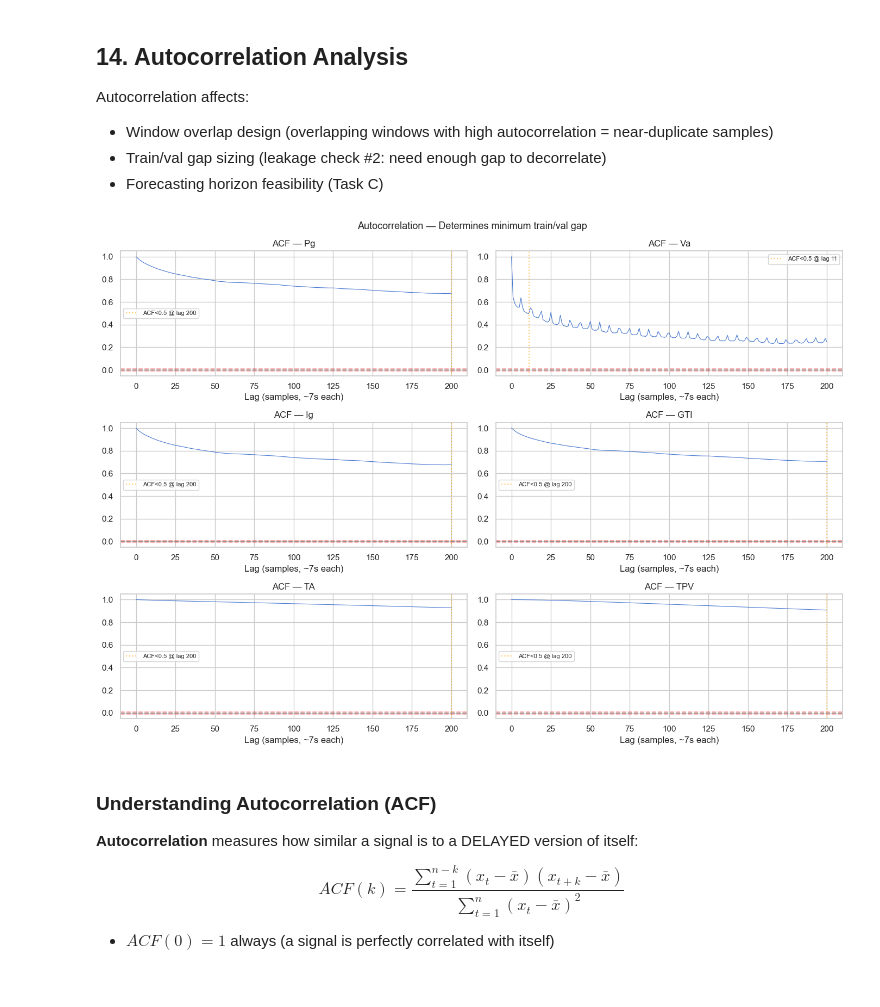
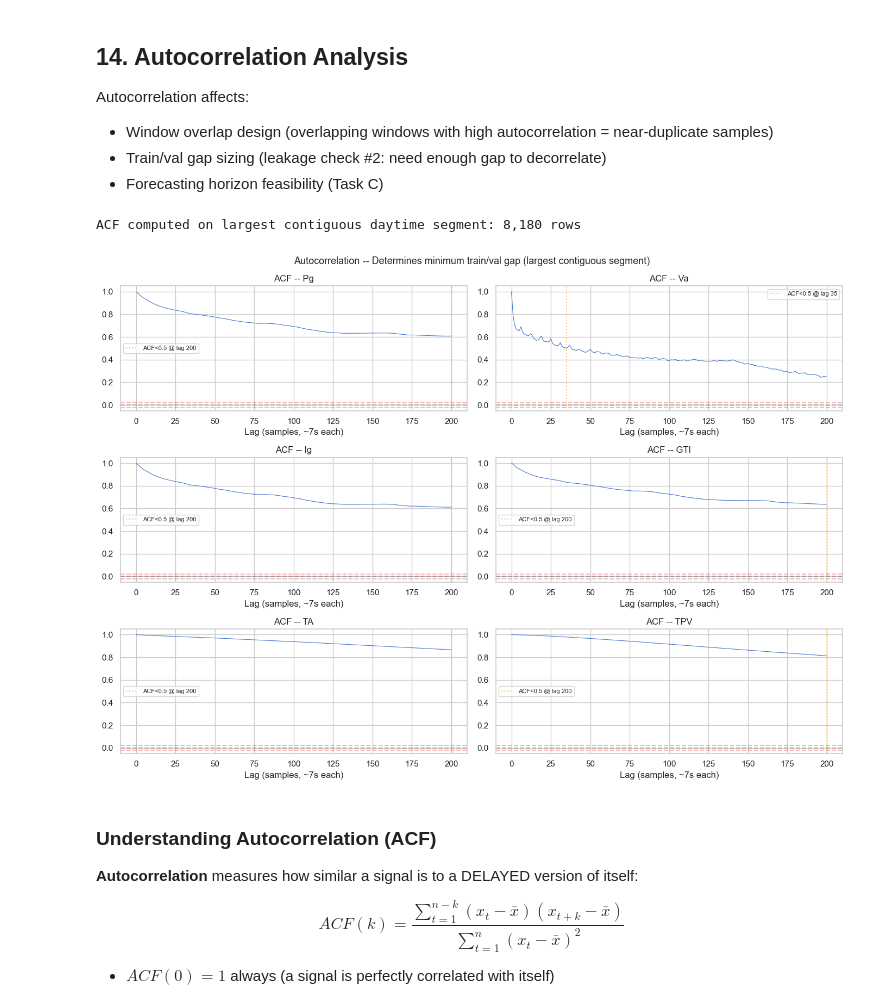
Before and after one commit to aminetech26/PFE_Experiments, a Jupyter notebook: notebooks/eda_reunion.ipynb, the cells around one changed output. Drawn from its saved outputs; the diff is of its cells as text; code cells hidden in the pictures.

```diff
--- a/notebooks/eda_reunion.ipynb
+++ b/notebooks/eda_reunion.ipynb
@@ -1428,27 +1434,33 @@ Look for:
 - **Drift:** gradual shift in baseline over months
 - **Zero-power periods:** inverter shutdown (legitimate night, or fault?)
 # %%
-# Stuck-at detection: consecutive identical values
+# Stuck-at detection: consecutive identical values (segment-aware)
 stuck_report = {}
 for col in FEATURE_COLS:
-    series = pdf[col].dropna()
-    # Count max run of identical values
-    runs = (series != series.shift()).cumsum()
-    max_run = runs.value_counts().max()
-    mean_run = runs.value_counts().mean()
+    all_max_runs = []
+    all_mean_runs = []
+    for seg_id, seg_group in pdf.groupby("segment_id"):
+        series = seg_group[col].dropna()
+        if len(series) < 2:
+            continue
+        runs = (series != series.shift()).cumsum()
+        run_lengths = runs.value_counts()
+        all_max_runs.append(run_lengths.max())
+        all_mean_runs.append(run_lengths.mean())
+
     stuck_report[col] = {
-        "max_consecutive_identical": int(max_run),
-        "mean_run_length": round(mean_run, 1),
-        "n_unique_values": series.nunique(),
-        "flagged": max_run > 1000,  # >1000 identical readings ≈ stuck sensor
+        "max_consecutive_identical": int(max(all_max_runs)) if all_max_runs else 0,
+        "mean_run_length": round(np.mean(all_mean_runs), 1) if all_mean_runs else 0,
+        "n_unique_values": pdf[col].dropna().nunique(),
+        "flagged": max(all_max_runs, default=0) > 1000,
     }
 
 stuck_df = pd.DataFrame(stuck_report).T
-print("=== Stuck-at Sensor Detection ===")
+print("=== Stuck-at Sensor Detection (segment-aware) ===")
 print(stuck_df.to_string())
 flagged = stuck_df[stuck_df["flagged"]]
 if len(flagged) > 0:
-    print(f"\n⚠ Potentially stuck sensors: {list(flagged.index)}")
+    print(f"\n!! Potentially stuck sensors: {list(flagged.index)}")
 else:
-    print("\n✓ No sensors appear stuck")
+    print("\n-> No sensors appear stuck")
 # %% [output]
@@ -1661,33 +1673,37 @@ Autocorrelation affects:
 # %%
 from statsmodels.tsa.stattools import acf
 
-# Compute autocorrelation for key features on daytime subset
+# Use the LARGEST contiguous segment for ACF (must be truly sequential)
+pdf_day_largest = pdf_day[pdf_day["segment_id"] == largest_seg_id]
+print(f"ACF computed on largest contiguous daytime segment: {len(pdf_day_largest):,} rows")
+
 fig, axes = plt.subplots(3, 2, figsize=(14, 10))
 acf_features = ["Pg", "Va", "Ig", "GTI", "TA", "TPV"]
-acf_features = [f for f in acf_features if f in pdf_day.columns and pdf_day[f].notna().sum() > 1000]
+acf_features = [f for f in acf_features if f in pdf_day_largest.columns and pdf_day_largest[f].notna().sum() > 1000]
 
 for i, col in enumerate(acf_features[:6]):
     ax = axes.ravel()[i]
-    series = pdf_day[col].dropna().values[:50_000]  # first 50K for speed
+    series = pdf_day_largest[col].dropna().values[:50_000]  # first 50K from contiguous segment
     nlags = min(200, len(series) // 2 - 1)
     acf_vals = acf(series, nlags=nlags, fft=True)
     ax.plot(range(nlags + 1), acf_vals, linewidth=0.8)
     ax.axhline(0, color="k", ls="--", alpha=0.3)
     ax.axhline(1.96 / np.sqrt(len(series)), color="red", ls="--", alpha=0.3)
     ax.axhline(-1.96 / np.sqrt(len(series)), color="red", ls="--", alpha=0.3)
-    ax.set_title(f"ACF — {col}")
+    ax.set_title(f"ACF -- {col}")
     ax.set_xlabel("Lag (samples, ~7s each)")
     # Find lag where ACF drops below 0.5
     decay_lag = np.argmax(acf_vals < 0.5) if np.any(acf_vals < 0.5) else nlags
     ax.axvline(decay_lag, color="orange", ls=":", alpha=0.6, label=f"ACF<0.5 @ lag {decay_lag}")
     ax.legend(fontsize=8)
 
-plt.suptitle("Autocorrelation — Determines minimum train/val gap", fontsize=13)
+plt.suptitle("Autocorrelation -- Determines minimum train/val gap (largest contiguous segment)", fontsize=13)
 plt.tight_layout()
 plt.savefig(INTERIM_DIR / "eda_autocorrelation.png", bbox_inches="tight")
 plt.show()
 # %% [output]
+ACF computed on largest contiguous daytime segment: 8,180 rows
-[figure, old version]
+[figure, new version]
 # %% [markdown]
 ### Understanding Autocorrelation (ACF)
 
```
Also changed, not shown: parts of 4 cells of this notebook.
